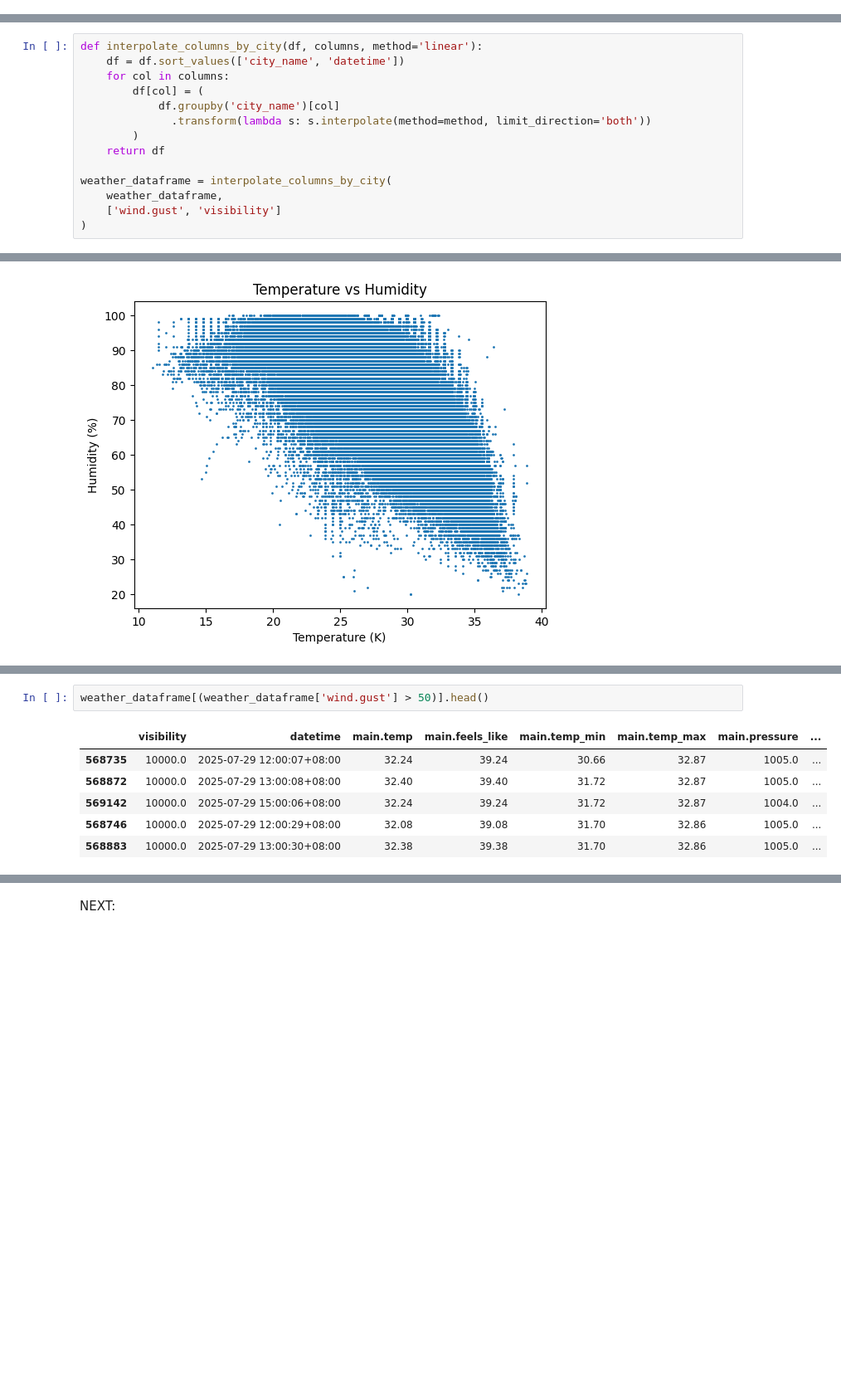
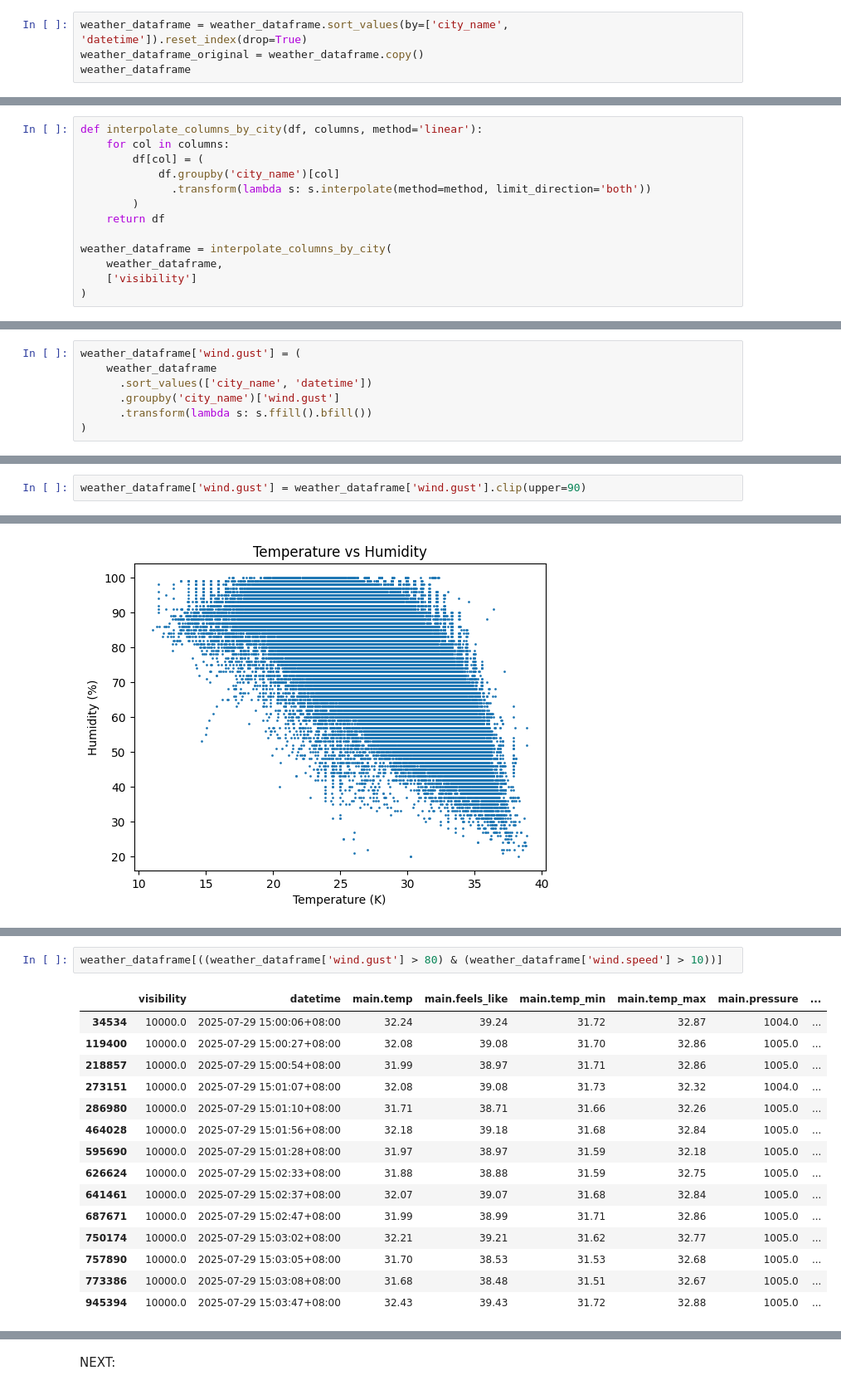
Before and after one commit to Lanzero225/Python-Notebooks, a Jupyter notebook: Philippine Weather/weather.ipynb, the cells around one changed output, grey strips where cells are left out. Shown at 83% size. Saved outputs shown, nothing was run; the diff lists cells and outputs as text; blank space fills up the shorter version.

```diff
--- a/Philippine Weather/weather.ipynb
+++ b/Philippine Weather/weather.ipynb
@@ -138,0 +138,4 @@ Now that we've defined the columns found inside the dataset, we can begin the ne
+# %%
+weather_dataframe = weather_dataframe.sort_values(by=['city_name', 'datetime']).reset_index(drop=True)
+weather_dataframe_original = weather_dataframe.copy()
+weather_dataframe
@@ -158,7 +175,6 @@ Let us first begin with filling in visibility and wind gust. A custom interpolat
 For each column, the data is grouped by city. To ensure temporal sequence of data and linearity, I applied linear interpolation. This estimates missing values based on surrounding timestamps. Say we have two non-null datapoints, A and B, with any number of null values in between. Linear interpolation draws a line between those two, line AB, and plots the null values in between, filling the null values.
 # %%
 def interpolate_columns_by_city(df, columns, method='linear'):
-    df = df.sort_values(['city_name', 'datetime'])
     for col in columns:
         df[col] = (
             df.groupby('city_name')[col]
@@ -168,5 +184,5 @@ def interpolate_columns_by_city(df, columns, method='linear'):
 
 weather_dataframe = interpolate_columns_by_city(
     weather_dataframe,
-    ['wind.gust', 'visibility']
+    ['visibility']
 )
@@ -173,3 +191,10 @@ weather_dataframe = interpolate_columns_by_city(
+# %%
+weather_dataframe['wind.gust'] = (
+    weather_dataframe
+      .sort_values(['city_name', 'datetime'])
+      .groupby('city_name')['wind.gust']
+      .transform(lambda s: s.ffill().bfill())
+)
 # %% [markdown]
 Next, rain.1h indicates the precipitation experienced for that specific hour. If there is rain, it records the precipitation value in mm/h, otherwise, it doesn't record anything, or NaN. To circumvent this, let us populate all null values with 0.
 # %%
@@ -231,0 +306,2 @@ df[rain_outliers]
+# %%
+weather_dataframe['wind.gust'] = weather_dataframe['wind.gust'].clip(upper=90)
@@ -295,9 +391,18 @@ plt.show()
 # %%
-weather_dataframe[(weather_dataframe['wind.gust'] > 50)].head()
+weather_dataframe[((weather_dataframe['wind.gust'] > 80) & (weather_dataframe['wind.speed'] > 10))]
 # %% [output]
 |  | visibility | datetime | main.temp | main.feels_like | main.temp_min | main.temp_max | main.pressure | ... |
-| 568735 | 10000.0 | 2025-07-29 12:00:07+08:00 | 32.24 | 39.24 | 30.66 | 32.87 | 1005.0 | ... |
-| 568872 | 10000.0 | 2025-07-29 13:00:08+08:00 | 32.40 | 39.40 | 31.72 | 32.87 | 1005.0 | ... |
-| 569142 | 10000.0 | 2025-07-29 15:00:06+08:00 | 32.24 | 39.24 | 31.72 | 32.87 | 1004.0 | ... |
-| 568746 | 10000.0 | 2025-07-29 12:00:29+08:00 | 32.08 | 39.08 | 31.70 | 32.86 | 1005.0 | ... |
-| 568883 | 10000.0 | 2025-07-29 13:00:30+08:00 | 32.38 | 39.38 | 31.70 | 32.86 | 1005.0 | ... |
+| 34534 | 10000.0 | 2025-07-29 15:00:06+08:00 | 32.24 | 39.24 | 31.72 | 32.87 | 1004.0 | ... |
+| 119400 | 10000.0 | 2025-07-29 15:00:27+08:00 | 32.08 | 39.08 | 31.70 | 32.86 | 1005.0 | ... |
+| 218857 | 10000.0 | 2025-07-29 15:00:54+08:00 | 31.99 | 38.97 | 31.71 | 32.86 | 1005.0 | ... |
+| 273151 | 10000.0 | 2025-07-29 15:01:07+08:00 | 32.08 | 39.08 | 31.73 | 32.32 | 1004.0 | ... |
+| 286980 | 10000.0 | 2025-07-29 15:01:10+08:00 | 31.71 | 38.71 | 31.66 | 32.26 | 1005.0 | ... |
+| 464028 | 10000.0 | 2025-07-29 15:01:56+08:00 | 32.18 | 39.18 | 31.68 | 32.84 | 1005.0 | ... |
+| 595690 | 10000.0 | 2025-07-29 15:01:28+08:00 | 31.97 | 38.97 | 31.59 | 32.18 | 1005.0 | ... |
+| 626624 | 10000.0 | 2025-07-29 15:02:33+08:00 | 31.88 | 38.88 | 31.59 | 32.75 | 1005.0 | ... |
+| 641461 | 10000.0 | 2025-07-29 15:02:37+08:00 | 32.07 | 39.07 | 31.68 | 32.84 | 1005.0 | ... |
+| 687671 | 10000.0 | 2025-07-29 15:02:47+08:00 | 31.99 | 38.99 | 31.71 | 32.86 | 1005.0 | ... |
+| 750174 | 10000.0 | 2025-07-29 15:03:02+08:00 | 32.21 | 39.21 | 31.62 | 32.77 | 1005.0 | ... |
+| 757890 | 10000.0 | 2025-07-29 15:03:05+08:00 | 31.70 | 38.53 | 31.53 | 32.68 | 1005.0 | ... |
+| 773386 | 10000.0 | 2025-07-29 15:03:08+08:00 | 31.68 | 38.48 | 31.51 | 32.67 | 1005.0 | ... |
+| 945394 | 10000.0 | 2025-07-29 15:03:47+08:00 | 32.43 | 39.43 | 31.72 | 32.88 | 1005.0 | ... |
```
Also changed, not shown: parts of 28 cells of this notebook.
